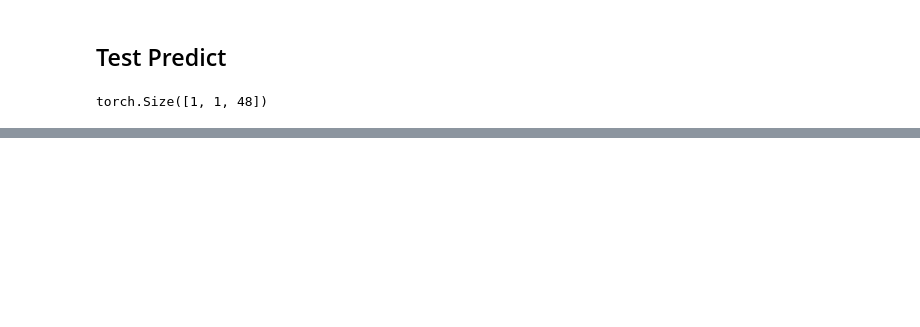
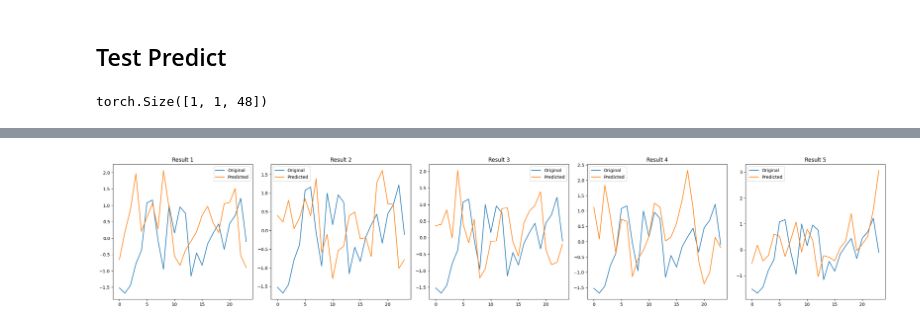
Before and after one commit to capstone-fudn-2025/diffusion-timeseries, a Jupyter notebook: main.ipynb, the cells around one changed output, grey strips where cells are left out. Cells and saved outputs as stored; diff of their text form; code cells hidden in the pictures; blank space fills up the shorter version.

Commit message:
feat: Add Evaluator

```diff
--- a/main.ipynb
+++ b/main.ipynb
@@ -164,0 +143,3 @@ plt.show()
+# %%
+from evaluate import Evaluator
+evaluator = Evaluator(config, dataset, backbone, schedulers)
@@ -164,0 +155,4 @@ plt.show()
+# %%
+evaluator.visualize_result()
+# %% [output]
+[figure, added]
```
Also changed, not shown: parts of 11 cells of this notebook, 4 other files.
